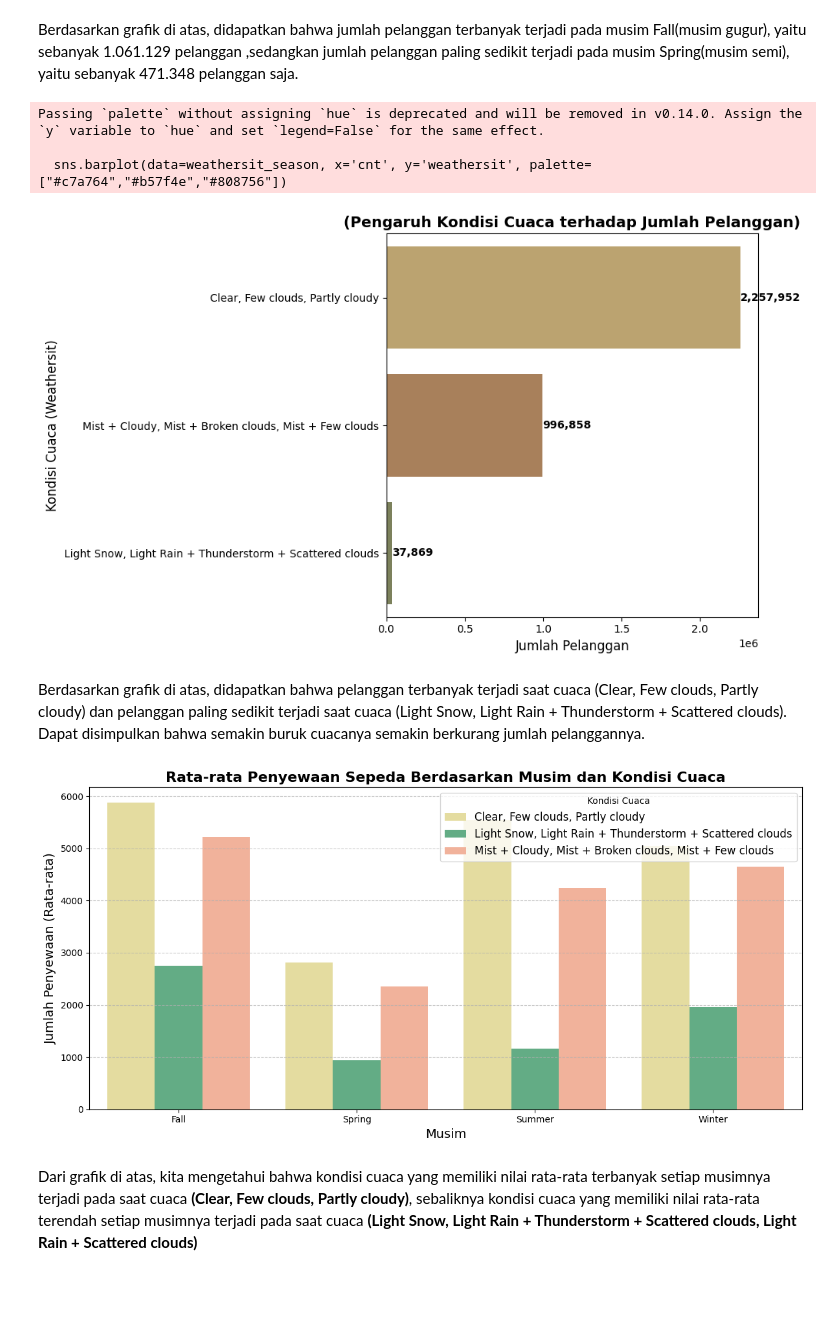
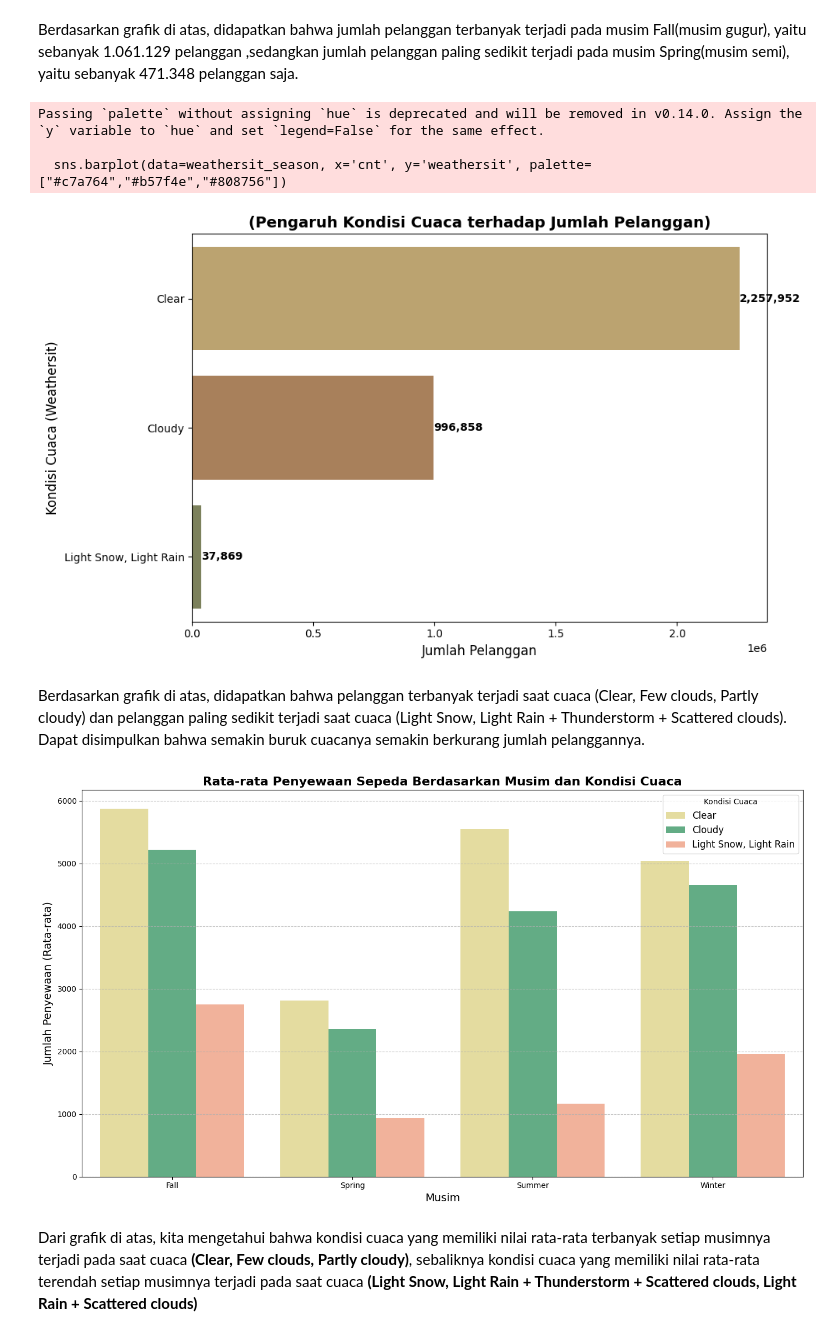
Before and after one commit to Nauviii/first_project_DataAnalayst, a Jupyter notebook: Notebook.ipynb, the cells around one changed output. Drawn from its saved outputs; the diff is of its cells as text; code cells hidden in the pictures; blank space fills up the shorter version.

```diff
--- a/Notebook.ipynb
+++ b/Notebook.ipynb
@@ -310,9 +316,9 @@ def replacing_weather(data_df : pd.core.frame.DataFrame )->pd.core.frame.DataFra
         berisi nama musim sebagai string.
   """
   weather_labels = {
-    1: 'Clear, Few clouds, Partly cloudy',
-    2: 'Mist + Cloudy, Mist + Broken clouds, Mist + Few clouds',
-    3: 'Light Snow, Light Rain + Thunderstorm + Scattered clouds',
+    1: 'Clear',
+    2: 'Cloudy',
+    3: 'Light Snow, Light Rain',
     4: 'Heavy Rain + Ice Pallets + Thunderstorm + Mist, Snow + Fog'}
 
   data_df["weathersit"] = data_df["weathersit"].replace(weather_labels)
@@ -575,29 +581,29 @@ plt.show()
 Passing `palette` without assigning `hue` is deprecated and will be removed in v0.14.0. Assign the `y` variable to `hue` and set `legend=False` for the same effect.
 
   sns.barplot(data=weathersit_season, x='cnt', y='weathersit', palette=["#c7a764","#b57f4e","#808756"])
-[figure, old version]
+[figure, new version]
 # %% [markdown]
 Berdasarkan grafik di atas, didapatkan bahwa pelanggan terbanyak terjadi saat cuaca (Clear, Few clouds, Partly cloudy) dan pelanggan paling sedikit terjadi saat cuaca (Light Snow, Light Rain + Thunderstorm + Scattered clouds). Dapat disimpulkan bahwa semakin buruk cuacanya semakin berkurang jumlah pelanggannya.
 # %%
 # Membuat pivot table untuk rata-rata jumlah penyewaan berdasarkan musim dan kondisi cuaca
 pivot_table = bike_day_df.pivot_table(values="cnt", index="season", columns="weathersit", aggfunc="mean")
 
 # Mengubah pivot table ke dalam format long (melting) untuk mempermudah plotting
 melted_data = pivot_table.reset_index().melt(id_vars="season", value_name="avg_rentals", var_name="weathersit")
 
 # Clustered bar chart
-plt.figure(figsize=(12, 6))
+plt.figure(figsize=(14, 8))
 sns.barplot(data=melted_data, x="season", y="avg_rentals", hue="weathersit", palette=["#f0e594","#57b884","#ffab8d"])
 
 plt.title("Rata-rata Penyewaan Sepeda Berdasarkan Musim dan Kondisi Cuaca", fontsize=16, fontweight="bold")
 plt.xlabel("Musim", fontsize=14)
 plt.ylabel("Jumlah Penyewaan (Rata-rata)", fontsize=14)
 plt.legend(title="Kondisi Cuaca", loc="upper right", fontsize=12)
 plt.grid(axis='y', linestyle='--', alpha=0.7)
 plt.tight_layout()
 plt.show()
 # %% [output]
-[figure, old version]
+[figure, new version]
 # %% [markdown]
 Dari grafik di atas, kita mengetahui bahwa kondisi cuaca yang memiliki nilai rata-rata terbanyak setiap musimnya terjadi pada saat cuaca **(Clear, Few clouds, Partly cloudy)**, sebaliknya kondisi cuaca yang memiliki nilai rata-rata terendah setiap musimnya terjadi pada saat cuaca **(Light Snow, Light Rain + Thunderstorm + Scattered clouds, Light Rain + Scattered clouds)**
 # %% [markdown]
```
Also changed, not shown: parts of 7 cells of this notebook.
